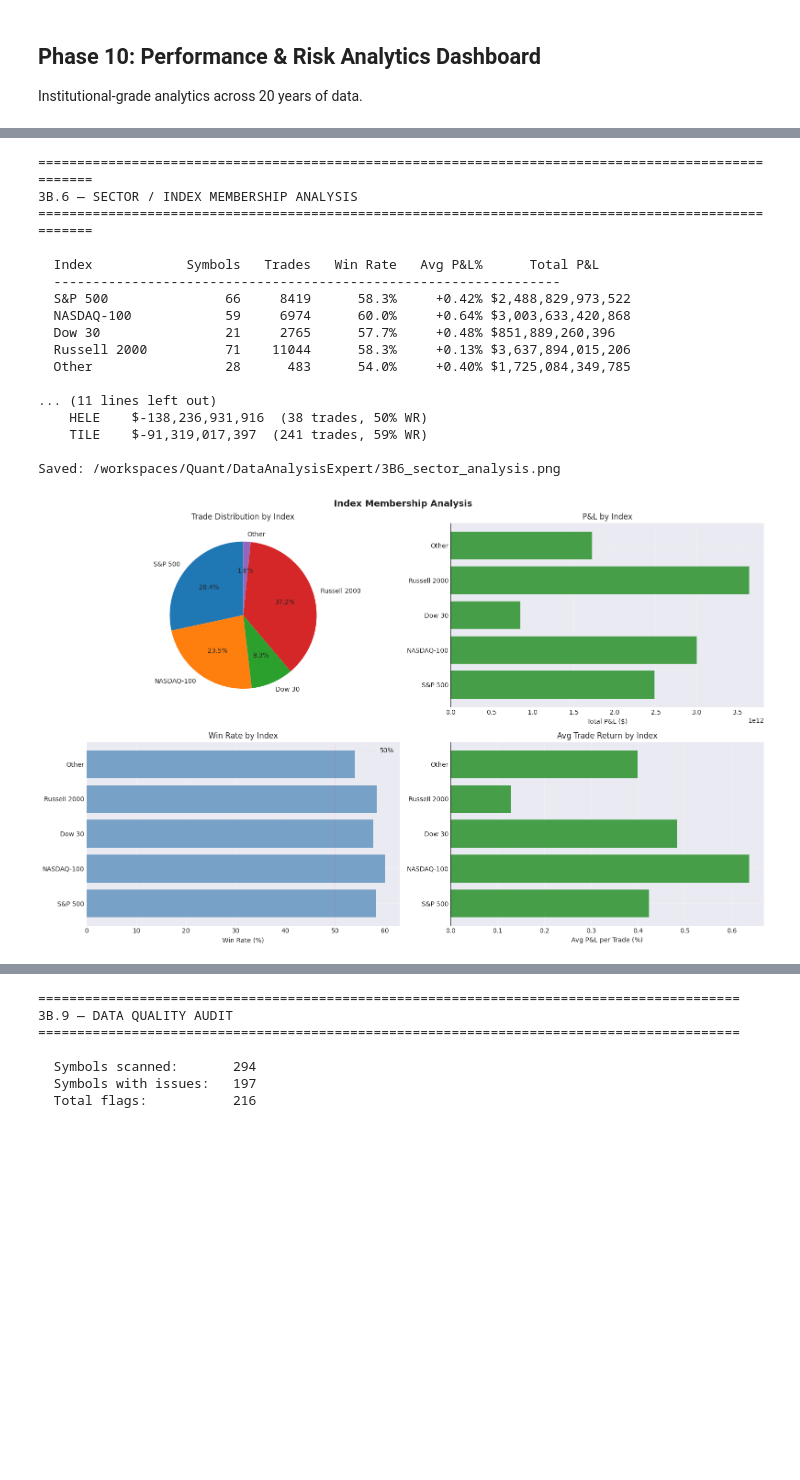
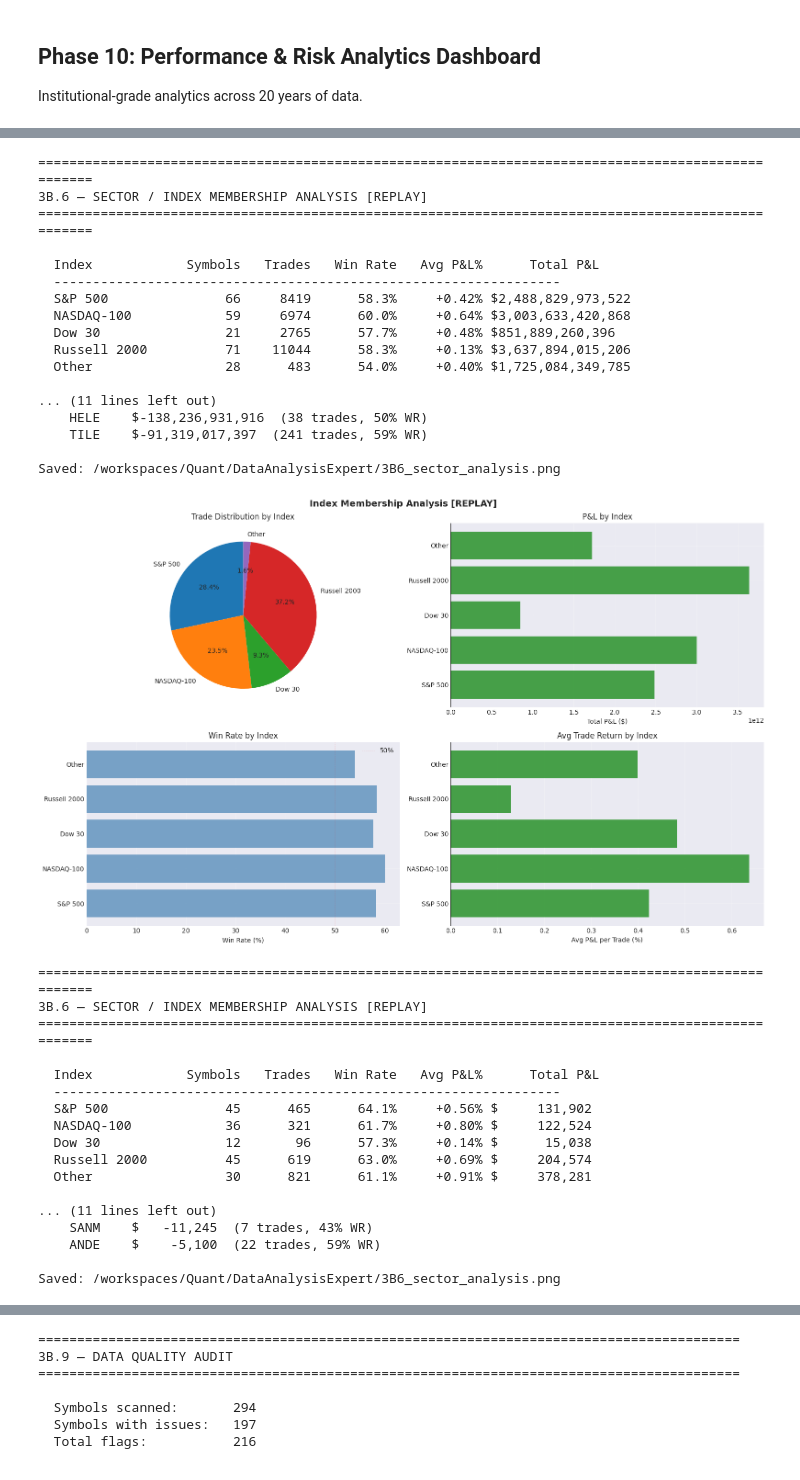
Before and after one commit to Shimmy-Shams/Quant, a Jupyter notebook: src/main_mean_reversion.ipynb, the cells around one changed output, grey strips where cells are left out. Drawn from its saved outputs; the diff is of its cells as text; code cells hidden in the pictures; blank space fills up the shorter version.

```diff
--- a/src/main_mean_reversion.ipynb
+++ b/src/main_mean_reversion.ipynb
@@ -1518,24 +1583,42 @@ Saved: /workspaces/Quant/DataAnalysisExpert/3B5_regime_analysis.png
 # %%
 # 3B.6 — Sector / Index Membership Analysis
-sector_results = analytics.sector_analysis()
-if replay_analytics:
+if _show_bt:
+    sector_results = analytics.sector_analysis()
+if _show_rp:
     rp_sector_results = replay_analytics.sector_analysis()
 # %% [output]
 ====================================================================================================
-3B.6 — SECTOR / INDEX MEMBERSHIP ANALYSIS
+3B.6 — SECTOR / INDEX MEMBERSHIP ANALYSIS [REPLAY]
 ====================================================================================================
 
   Index            Symbols   Trades   Win Rate   Avg P&L%      Total P&L
   -----------------------------------------------------------------
   S&P 500               66     8419      58.3%     +0.42% $2,488,829,973,522
   NASDAQ-100            59     6974      60.0%     +0.64% $3,003,633,420,868
   Dow 30                21     2765      57.7%     +0.48% $851,889,260,396
   Russell 2000          71    11044      58.3%     +0.13% $3,637,894,015,206
   Other                 28      483      54.0%     +0.40% $1,725,084,349,785
 
 ... (11 lines left out)
     HELE    $-138,236,931,916  (38 trades, 50% WR)
     TILE    $-91,319,017,397  (241 trades, 59% WR)
 
 Saved: /workspaces/Quant/DataAnalysisExpert/3B6_sector_analysis.png
-[figure, old version]
+[figure, new version]
+====================================================================================================
+3B.6 — SECTOR / INDEX MEMBERSHIP ANALYSIS [REPLAY]
+====================================================================================================
+
+  Index            Symbols   Trades   Win Rate   Avg P&L%      Total P&L
+  -----------------------------------------------------------------
+  S&P 500               45      465      64.1%     +0.56% $     131,902
+  NASDAQ-100            36      321      61.7%     +0.80% $     122,524
+  Dow 30                12       96      57.3%     +0.14% $      15,038
+  Russell 2000          45      619      63.0%     +0.69% $     204,574
+  Other                 30      821      61.1%     +0.91% $     378,281
+
+... (11 lines left out)
+    SANM    $   -11,245  (7 trades, 43% WR)
+    ANDE    $    -5,100  (22 trades, 59% WR)
+
+Saved: /workspaces/Quant/DataAnalysisExpert/3B6_sector_analysis.png
```
Also changed, not shown: parts of 12 cells of this notebook, 1 other file.
